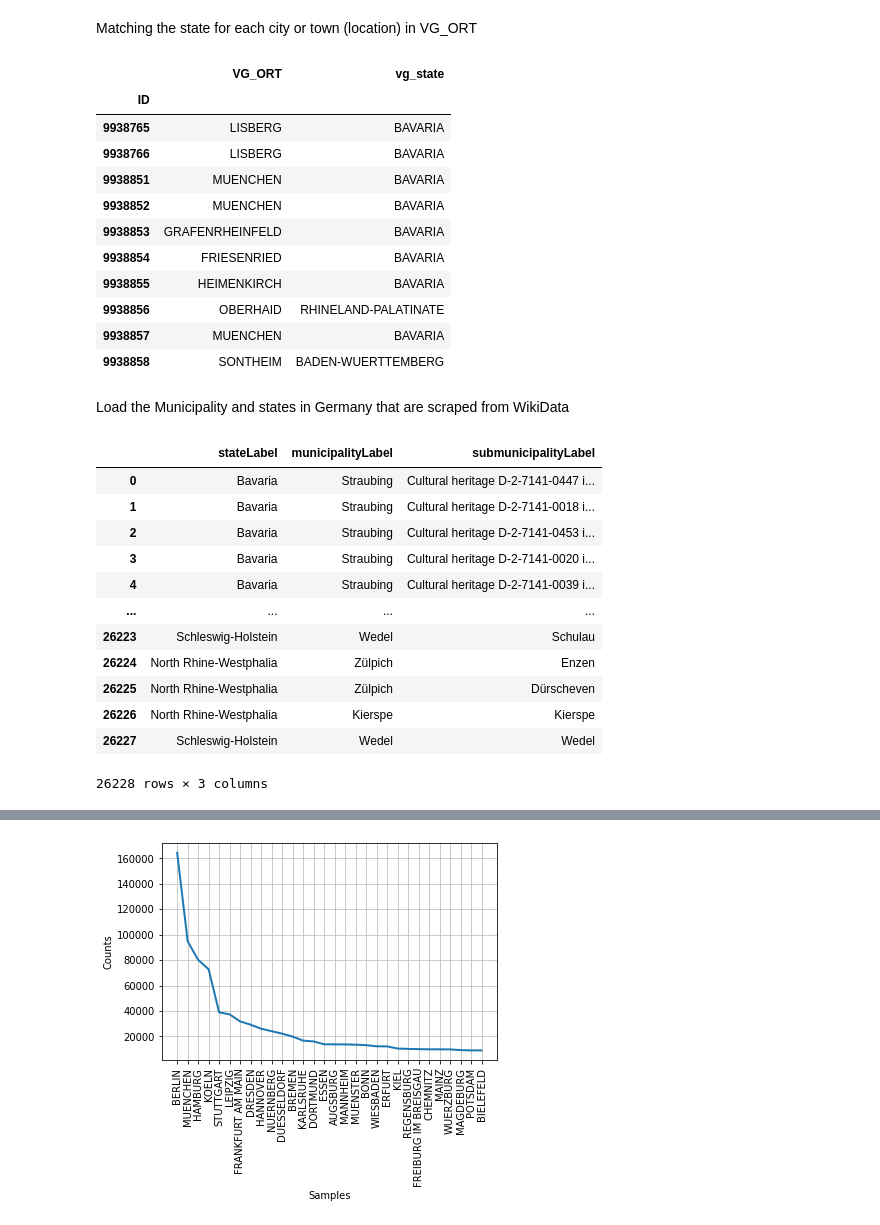
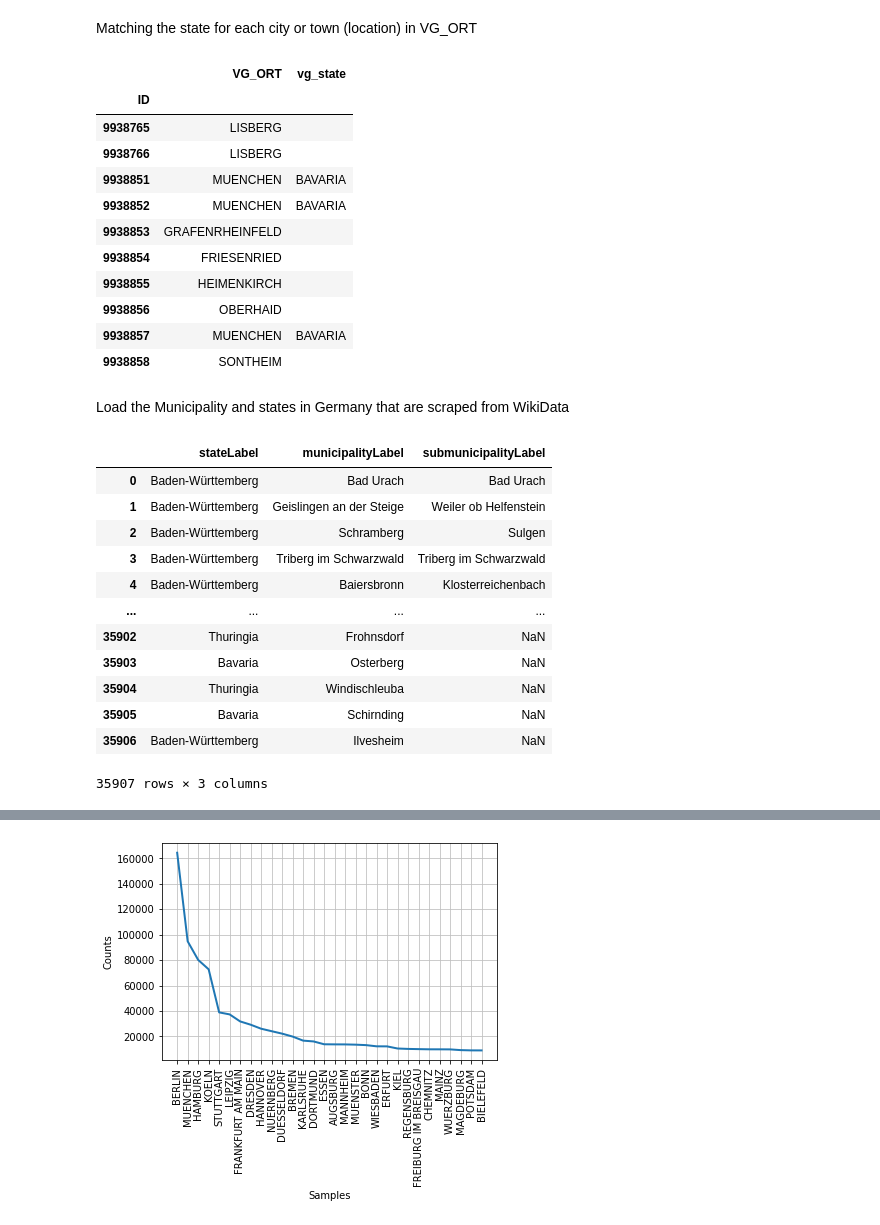
Before and after one commit to Saraavana/reclamation-processing, a Jupyter notebook: 00-Data-Exploration.ipynb, the cells around one changed output, grey strips where cells are left out. Cells and saved outputs as stored; diff of their text form; code cells hidden in the pictures.

```diff
--- a/00-Data-Exploration.ipynb
+++ b/00-Data-Exploration.ipynb
@@ -228,41 +225,42 @@ df_vg_ort['vg_state'] = ''
 for each in cities_states_de_df.itertuples() :
     city = each.City
     state = each.State
-    df_vg_ort.loc[df_vg_ort['VG_ORT'] == city, 'vg_state'] = state
+    df_vg_ort.loc[df_vg_ort['VG_ORT'] == city, 'vg_state'] = state.strip()
 
 display(df_vg_ort.head(10))
 # %% [output]
 |  | VG_ORT | vg_state |
 | ID |  |  |
-| 9938765 | LISBERG | BAVARIA |
-| 9938766 | LISBERG | BAVARIA |
+| 9938765 | LISBERG |  |
+| 9938766 | LISBERG |  |
 | 9938851 | MUENCHEN | BAVARIA |
 | 9938852 | MUENCHEN | BAVARIA |
-| 9938853 | GRAFENRHEINFELD | BAVARIA |
-| 9938854 | FRIESENRIED | BAVARIA |
-| 9938855 | HEIMENKIRCH | BAVARIA |
-| 9938856 | OBERHAID | RHINELAND-PALATINATE |
+| 9938853 | GRAFENRHEINFELD |  |
+| 9938854 | FRIESENRIED |  |
+| 9938855 | HEIMENKIRCH |  |
+| 9938856 | OBERHAID |  |
 | 9938857 | MUENCHEN | BAVARIA |
-| 9938858 | SONTHEIM | BADEN-WUERTTEMBERG |
+| 9938858 | SONTHEIM |  |
 # %% [markdown]
 Load the Municipality and states in Germany that are scraped from WikiData
 # %%
-wiki_municipality_df = pd.read_csv('C:/Saravana/Projects/Intellizenz/intellizenz-model-training/data/submunicipality_municipality_district_state_germany_v2.csv')
+wiki_municipality_df = pd.read_csv('C:/Saravana/Projects/Intellizenz/intellizenz-model-training/data/submunicipality_municipality_district_state_germany_v3.csv')
 wiki_municipality_df[['stateLabel','municipalityLabel','submunicipalityLabel']]
+# wiki_municipality_df[['stateLabel','municipalityLabel']]
 # %% [output]
 |  | stateLabel | municipalityLabel | submunicipalityLabel |
-| 0 | Bavaria | Straubing | Cultural heritage D-2-7141-0447 i... |
-| 1 | Bavaria | Straubing | Cultural heritage D-2-7141-0018 i... |
-| 2 | Bavaria | Straubing | Cultural heritage D-2-7141-0453 i... |
-| 3 | Bavaria | Straubing | Cultural heritage D-2-7141-0020 i... |
-| 4 | Bavaria | Straubing | Cultural heritage D-2-7141-0039 i... |
+| 0 | Baden-Württemberg | Bad Urach | Bad Urach |
+| 1 | Baden-Württemberg | Geislingen an der Steige | Weiler ob Helfenstein |
+| 2 | Baden-Württemberg | Schramberg | Sulgen |
+| 3 | Baden-Württemberg | Triberg im Schwarzwald | Triberg im Schwarzwald |
+| 4 | Baden-Württemberg | Baiersbronn | Klosterreichenbach |
 | ... | ... | ... | ... |
-| 26223 | Schleswig-Holstein | Wedel | Schulau |
-| 26224 | North Rhine-Westphalia | Zülpich | Enzen |
-| 26225 | North Rhine-Westphalia | Zülpich | Dürscheven |
-| 26226 | North Rhine-Westphalia | Kierspe | Kierspe |
-| 26227 | Schleswig-Holstein | Wedel | Wedel |
+| 35902 | Thuringia | Frohnsdorf | NaN |
+| 35903 | Bavaria | Osterberg | NaN |
+| 35904 | Thuringia | Windischleuba | NaN |
+| 35905 | Bavaria | Schirnding | NaN |
+| 35906 | Baden-Württemberg | Ilvesheim | NaN |
-26228 rows × 3 columns
+35907 rows × 3 columns
 # %%
 for each in wiki_municipality_df.itertuples() :
     municipality = remove_special_char_convert_to_uppercase(each.municipalityLabel)
```
Also changed, not shown: parts of 6 cells of this notebook, 1 other file.
